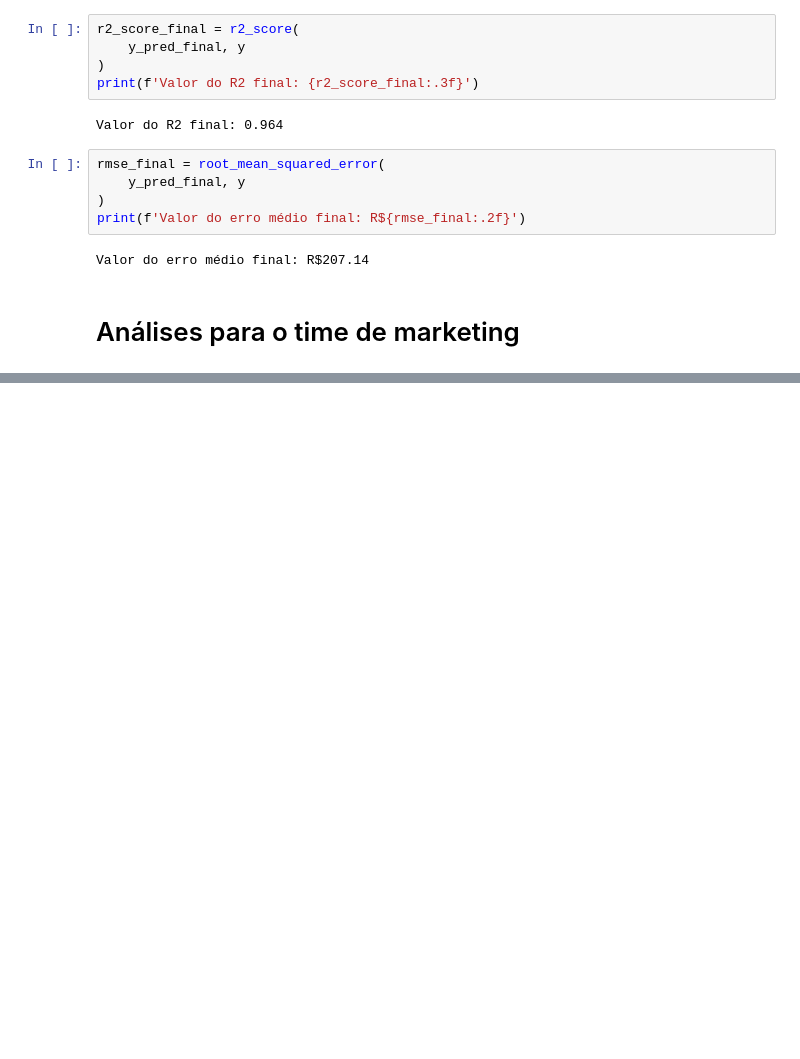
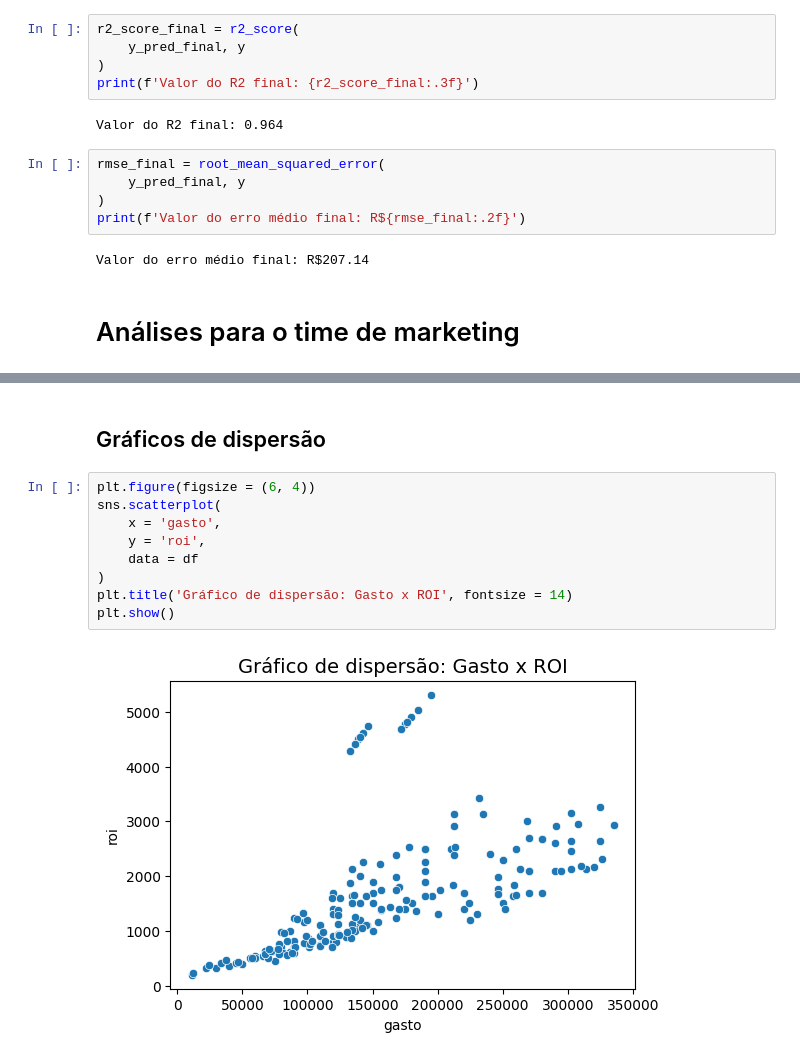
Before and after one commit to Gbrlmoraes/fiap_pbls_2024_2, a Jupyter notebook: PBL_fase_5/Analise_ROI.ipynb, the cells around one changed output, grey strips where cells are left out. Saved outputs shown, nothing was run; the diff lists cells and outputs as text; blank space fills up the shorter version.

```diff
--- a/PBL_fase_5/Analise_ROI.ipynb
+++ b/PBL_fase_5/Analise_ROI.ipynb
@@ -252,0 +299,13 @@ Valor do erro médio final: R$207.14
+# %% [markdown]
+## Gráficos de dispersão
+# %%
+plt.figure(figsize = (6, 4))
+sns.scatterplot(
+    x = 'gasto',
+    y = 'roi',
+    data = df
+)
+plt.title('Gráfico de dispersão: Gasto x ROI', fontsize = 14)
+plt.show()
+# %% [output]
+[figure, added]
```
Also changed, not shown: parts of 10 cells of this notebook, 1 other file.
